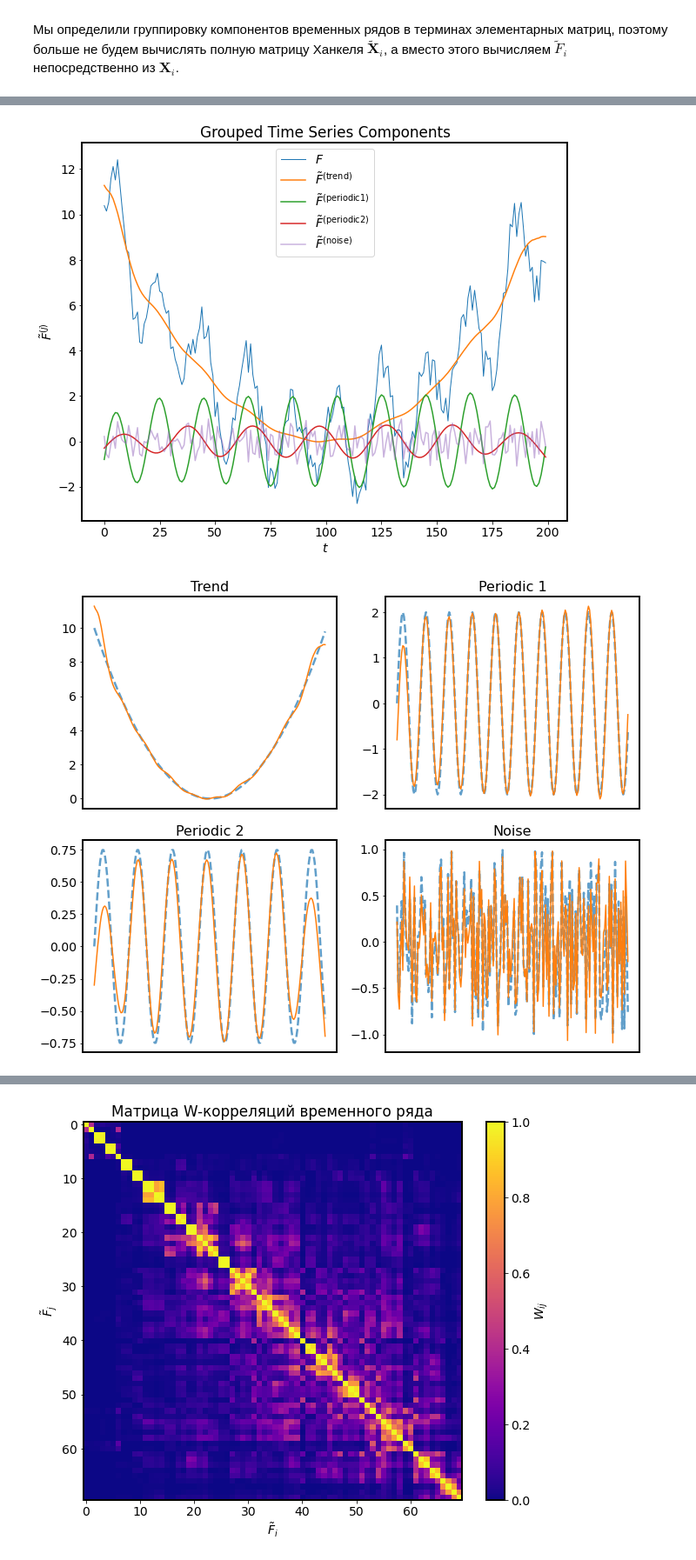
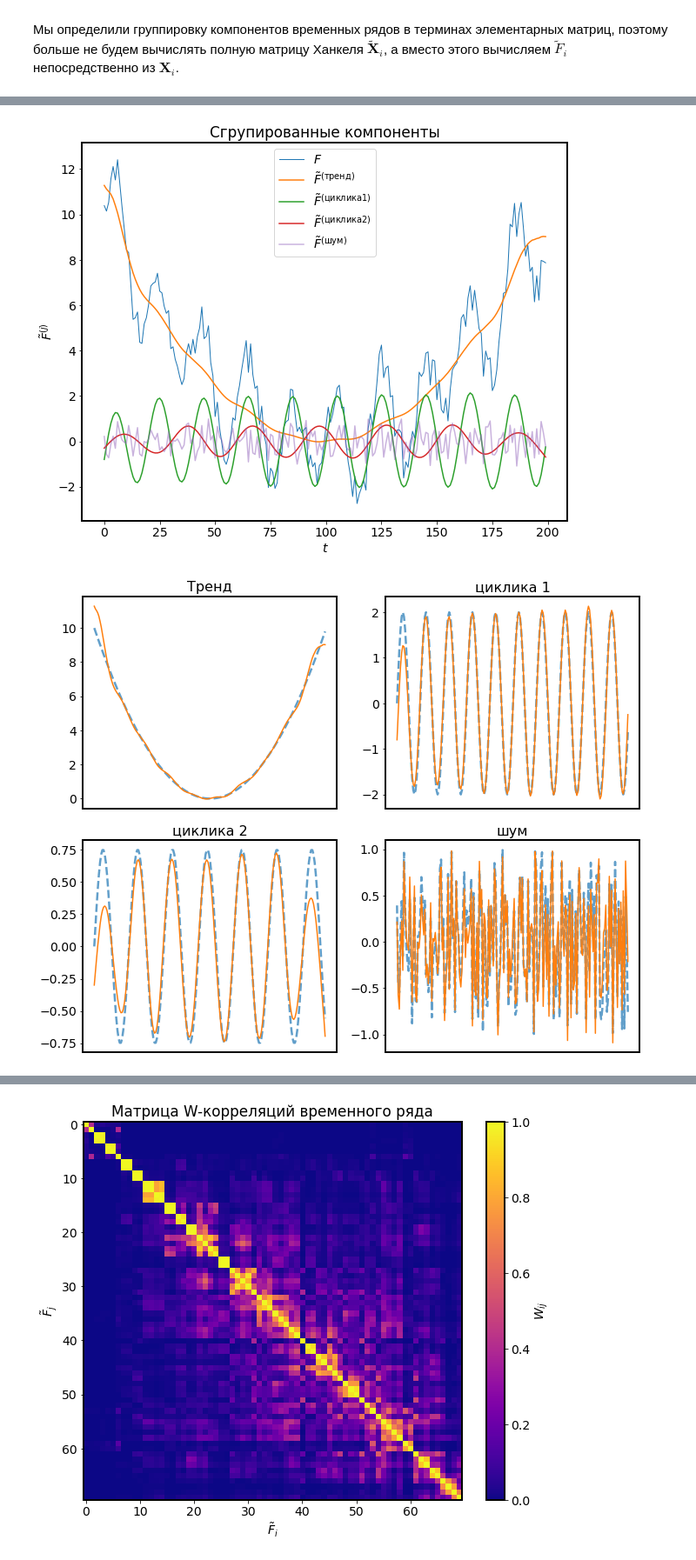
Before and after one commit to v1docq/ML-methods-for-geospatial-data, a Jupyter notebook: Dynamical systems/SSA/SSA.ipynb, the cells around one changed output, grey strips where cells are left out. Shown at 87% size. Saved outputs shown, nothing was run; the diff lists cells and outputs as text; code cells hidden in the pictures.

```diff
--- a/Dynamical systems/SSA/SSA.ipynb
+++ b/Dynamical systems/SSA/SSA.ipynb
@@ -403,42 +380,41 @@ We'll introduce a way to quantify which $\tilde{F_i}$ should be grouped together
 # %%
-# Assemble the grouped components of the time series.
+# Группируем элементы между собой
 F_trend = X_to_TS(X_elem[[0,1,6]].sum(axis=0))
 F_periodic1 = X_to_TS(X_elem[[2,3]].sum(axis=0))
 F_periodic2 = X_to_TS(X_elem[[4,5]].sum(axis=0))
 F_noise = X_to_TS(X_elem[7:].sum(axis=0))
 
-# Plot the toy time series and its separated components on a single plot.
 plt.plot(t,F, lw=1)
 plt.plot(t, F_trend)
 plt.plot(t, F_periodic1)
 plt.plot(t, F_periodic2)
 plt.plot(t, F_noise, alpha=0.5)
 plt.xlabel("$t$")
 plt.ylabel(r"$\tilde{F}^{(j)}$")
-groups = ["trend", "periodic 1", "periodic 2", "noise"]
+groups = ["тренд", "циклика 1", "циклика 2", "шум"]
 legend = ["$F$"] + [r"$\tilde{F}^{(\mathrm{%s})}$"%group for group in groups]
 plt.legend(legend)
-plt.title("Grouped Time Series Components")
+plt.title("Сгрупированные компоненты")
 plt.show()
 
 # A list of tuples so we can create the next plot with a loop.
-components = [("Trend", trend, F_trend),
-              ("Periodic 1", periodic1, F_periodic1),
-              ("Periodic 2", periodic2, F_periodic2),
-              ("Noise", noise, F_noise)]
+components = [("Тренд", trend, F_trend),
+              ("циклика 1", periodic1, F_periodic1),
+              ("циклика 2", periodic2, F_periodic2),
+              ("шум", noise, F_noise)]
 
 # Plot the separated components and original components together.
 fig = plt.figure()
 n=1
 for name, orig_comp, ssa_comp in components:
     ax = fig.add_subplot(2,2,n)
     ax.plot(t, orig_comp, linestyle="--", lw=2.5, alpha=0.7)
     ax.plot(t, ssa_comp)
     ax.set_title(name, fontsize=16)
     ax.set_xticks([])
     n += 1
 
 fig.tight_layout()
 # %% [output]
-[figure, old version]
+[figure, new version]
-[figure, old version]
+[figure, new version]
```
Also changed, not shown: parts of 92 cells of this notebook.
